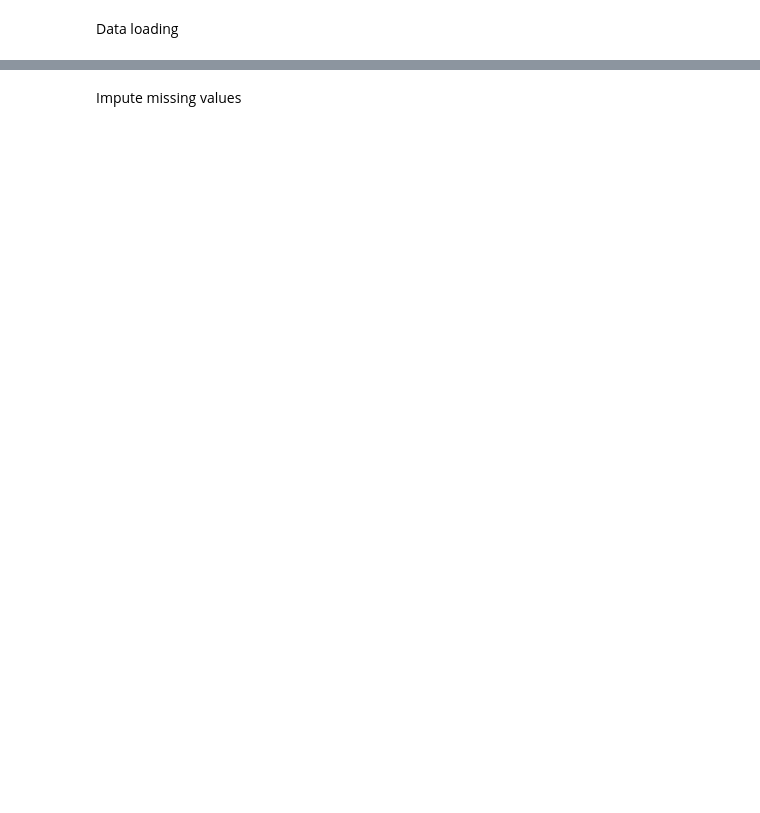
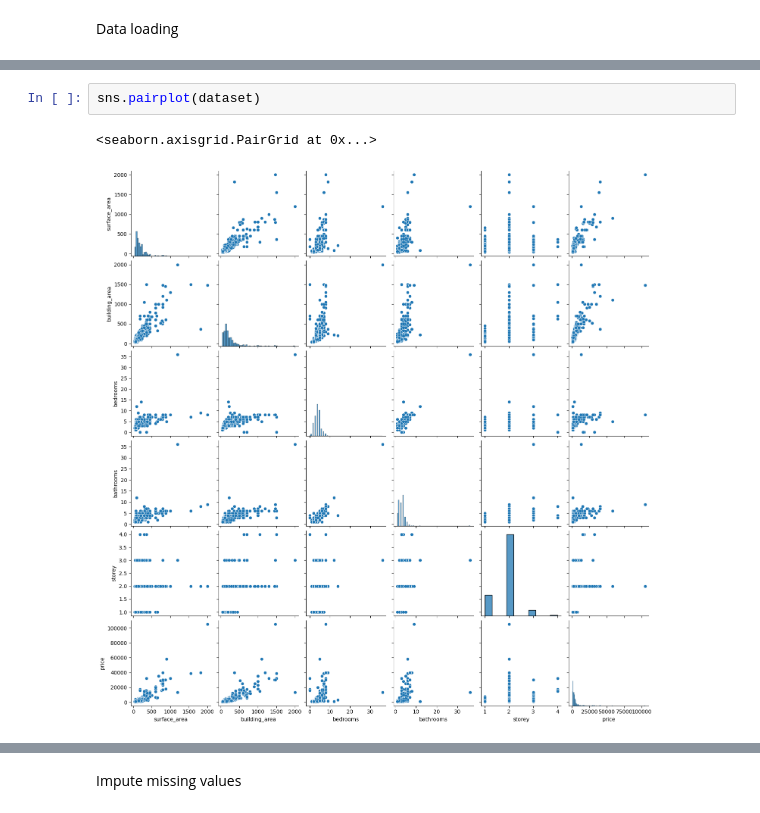
Before and after one commit to 3instein/ml-midterm, a Jupyter notebook: machine-learning-midterm.ipynb, the cells around one changed output, grey strips where cells are left out. Cells and saved outputs as stored; diff of their text form; blank space fills up the shorter version.

```diff
--- a/machine-learning-midterm.ipynb
+++ b/machine-learning-midterm.ipynb
@@ -83,0 +89,5 @@ dtype: int64
+# %%
+sns.pairplot(dataset)
+# %% [output]
+<seaborn.axisgrid.PairGrid at 0x...>
+[figure, added]
```
Also changed, not shown: parts of 29 cells of this notebook.
